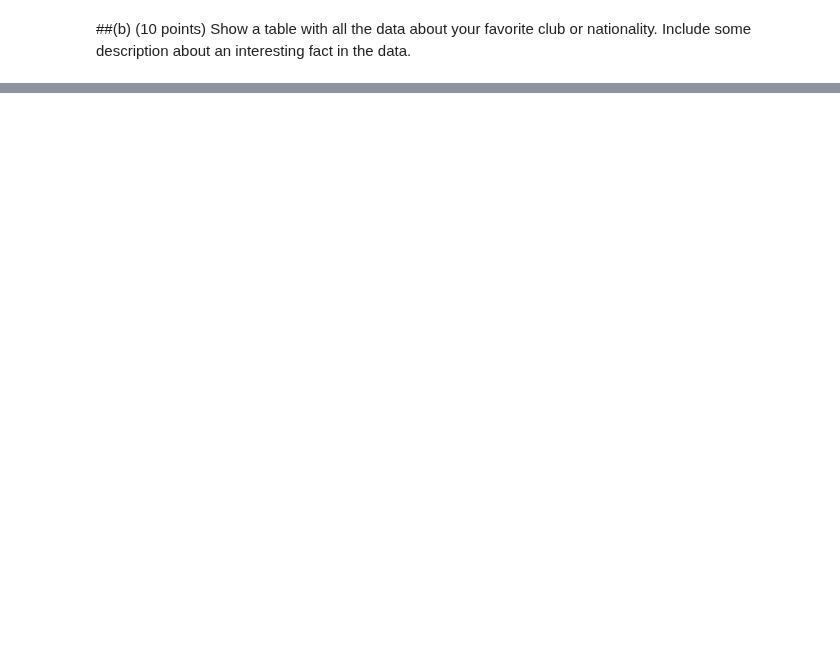
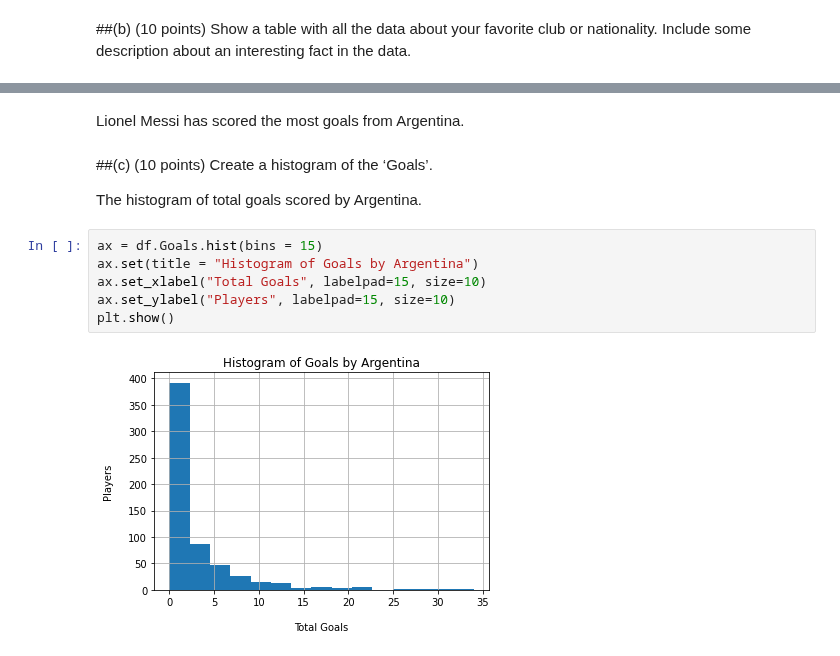
Before and after one commit to Nissun662/Data-Visual, a Jupyter notebook: Exam3.ipynb, the cells around one changed output, grey strips where cells are left out. Saved outputs shown, nothing was run; the diff lists cells and outputs as text; blank space fills up the shorter version.

```diff
--- a/Exam3.ipynb
+++ b/Exam3.ipynb
@@ -66,0 +90,14 @@ to comment on why it is appropriate to stack goals and assists.
+# %% [markdown]
+Lionel Messi has scored the most goals from Argentina.
+# %% [markdown]
+##(c) (10 points) Create a histogram of the ‘Goals’.
+
+The histogram of total goals scored by Argentina.
+# %%
+ax = df.Goals.hist(bins = 15)
+ax.set(title = "Histogram of Goals by Argentina")
+ax.set_xlabel("Total Goals", labelpad=15, size=10)
+ax.set_ylabel("Players", labelpad=15, size=10)
+plt.show()
+# %% [output]
+[figure, added]
```
Also changed, not shown: parts of 5 cells of this notebook.
